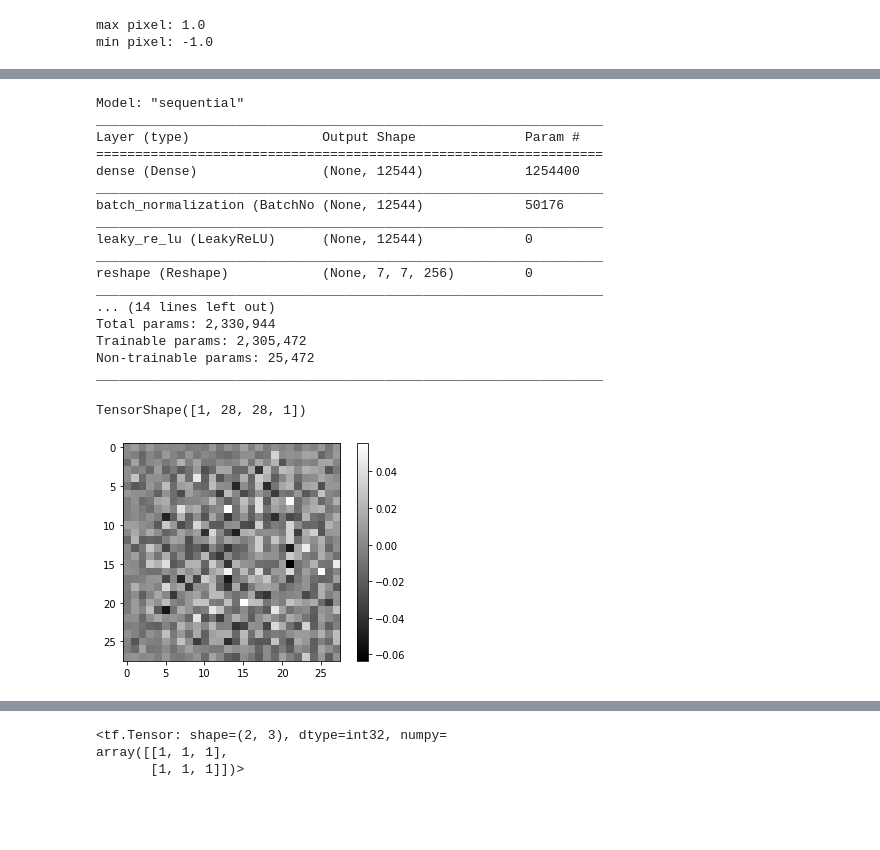
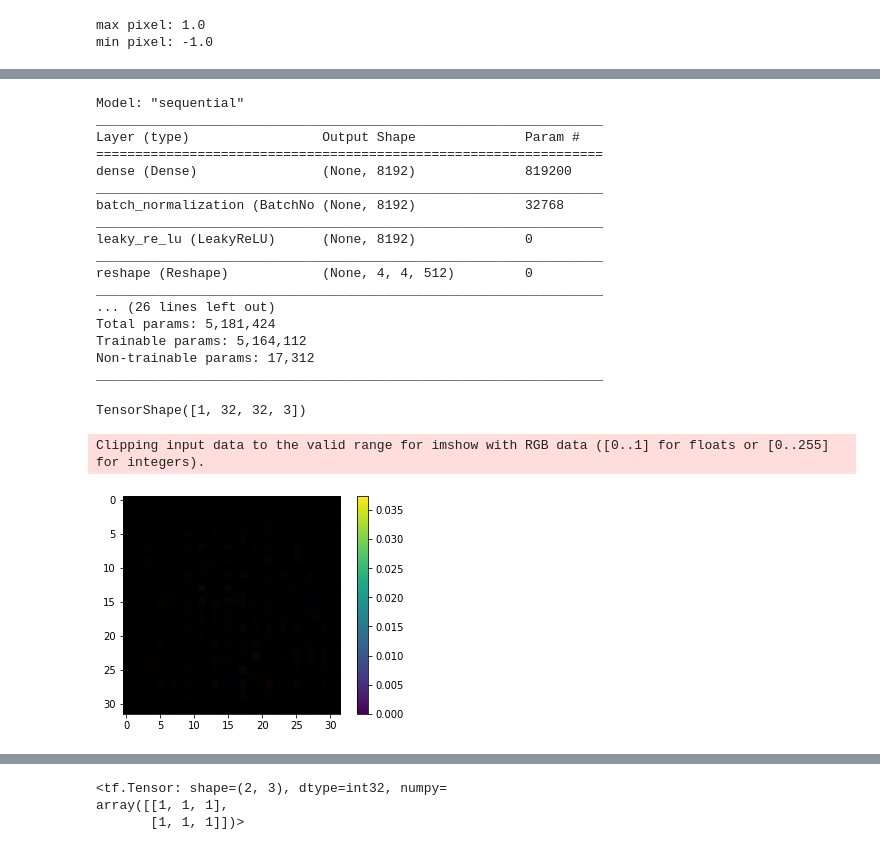
Before and after one commit to moonkl7/Simple_AI, a Jupyter notebook: [E-13]fashion.ipynb, the cells around one changed output, grey strips where cells are left out. Saved outputs shown, nothing was run; the diff lists cells and outputs as text; code cells hidden in the pictures; blank space fills up the shorter version.

```diff
--- a/[E-13]fashion.ipynb
+++ b/[E-13]fashion.ipynb
@@ -88,25 +119,33 @@ def make_generator_model():
     model = tf.keras.Sequential()
 
     # First: Dense layer
-    model.add(layers.Dense(7*7*256, use_bias=False, input_shape=(100,)))
+    model.add(layers.Dense(4*4*512, use_bias=False, input_shape=(100,)))
     model.add(layers.BatchNormalization())
     model.add(layers.LeakyReLU())
 
     # Second: Reshape layer
-    model.add(layers.Reshape((7, 7, 256)))
+    model.add(layers.Reshape((4, 4, 512)))
 
     # Third: Conv2DTranspose layer
-    model.add(layers.Conv2DTranspose(128, kernel_size=(5, 5), strides=(1, 1), padding='same', use_bias=False))
+    model.add(layers.Conv2DTranspose(256, kernel_size=(5, 5), strides=(2, 2), padding='same', use_bias=False))
     model.add(layers.BatchNormalization())
     model.add(layers.LeakyReLU())
 
     # Fourth: Conv2DTranspose layer
-    model.add(layers.Conv2DTranspose(64, kernel_size=(5, 5), strides=(2, 2), padding='same', use_bias=False))
+    model.add(layers.Conv2DTranspose(128, kernel_size=(5, 5), strides=(2, 2), padding='same', use_bias=False))
+    model.add(layers.BatchNormalization())
+    model.add(layers.LeakyReLU())
+
+    model.add(layers.Conv2DTranspose(64, kernel_size=(5, 5), strides=(1, 1), padding='same', use_bias=False))
+    model.add(layers.BatchNormalization())
+    model.add(layers.LeakyReLU())
+
+    model.add(layers.Conv2DTranspose(16, kernel_size=(5, 5), strides=(1, 1), padding='same', use_bias=False))
     model.add(layers.BatchNormalization())
     model.add(layers.LeakyReLU())
 
     # Fifth: Conv2DTranspose layer
-    model.add(layers.Conv2DTranspose(1, kernel_size=(5, 5), strides=(2, 2), padding='same', use_bias=False, \
+    model.add(layers.Conv2DTranspose(3, kernel_size=(5, 5), strides=(2, 2), padding='same', use_bias=False, \
                                      activation='tanh'))
 
     return model
@@ -119,18 +158,18 @@ Model: "sequential"
 _________________________________________________________________
 Layer (type)                 Output Shape              Param #
 =================================================================
-dense (Dense)                (None, 12544)             1254400
+dense (Dense)                (None, 8192)              819200
 _________________________________________________________________
-batch_normalization (BatchNo (None, 12544)             50176
+batch_normalization (BatchNo (None, 8192)              32768
 _________________________________________________________________
-leaky_re_lu (LeakyReLU)      (None, 12544)             0
+leaky_re_lu (LeakyReLU)      (None, 8192)              0
 _________________________________________________________________
-reshape (Reshape)            (None, 7, 7, 256)         0
+reshape (Reshape)            (None, 4, 4, 512)         0
 _________________________________________________________________
-... (14 lines left out)
-Total params: 2,330,944
-Trainable params: 2,305,472
-Non-trainable params: 25,472
+... (26 lines left out)
+Total params: 5,181,424
+Trainable params: 5,164,112
+Non-trainable params: 17,312
 _________________________________________________________________
 # %%
 noise = tf.random.normal([1, 100])
@@ -138,13 +177,14 @@ noise = tf.random.normal([1, 100])
 generated_image = generator(noise, training=False)
 generated_image.shape
 # %% [output]
-TensorShape([1, 28, 28, 1])
+TensorShape([1, 32, 32, 3])
 # %%
-plt.imshow(generated_image[0, :, :, 0], cmap='gray')
+plt.imshow(generated_image[0])
 plt.colorbar()
 plt.show()
 # %% [output]
+Clipping input data to the valid range for imshow with RGB data ([0..1] for floats or [0..255] for integers).
-[figure, old version]
+[figure, new version]
 # %%
 def make_discriminator_model():
 
```
Also changed, not shown: parts of 29 cells of this notebook.
